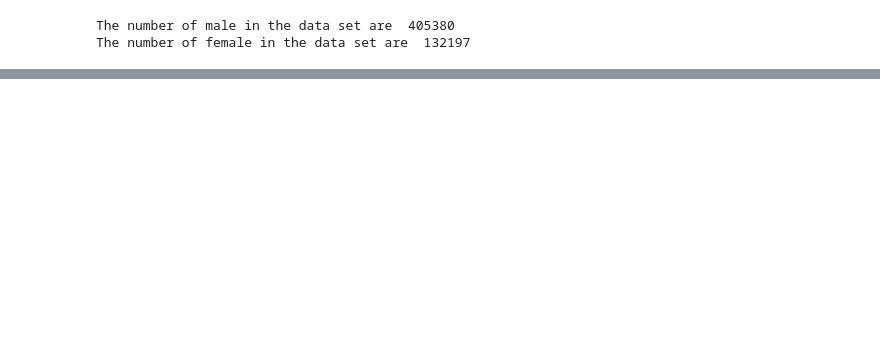
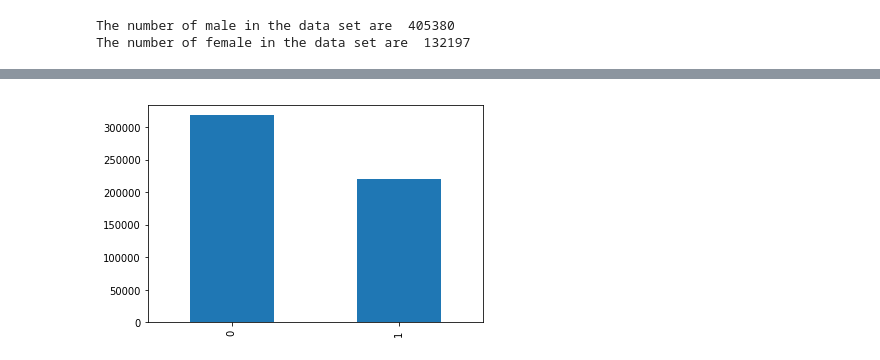
Before and after one commit to RaviSaurav/gama, a Jupyter notebook: Pandasexercise.ipynb, the cells around one changed output, grey strips where cells are left out. Cells and saved outputs as stored; diff of their text form; code cells hidden in the pictures; blank space fills up the shorter version.

```diff
--- a/Pandasexercise.ipynb
+++ b/Pandasexercise.ipynb
@@ -67,0 +94,8 @@ RangeIndex(start=0, stop=537577, step=1)
+# %%
+#7)What is the distribution of marital status of people?
+
+import matplotlib.pyplot as mat
+df["Marital_Status"].value_counts().plot("bar")
+mat.show(df["Marital_Status"].all())
+# %% [output]
+[figure, added]
```
Also changed, not shown: parts of 21 cells of this notebook.
